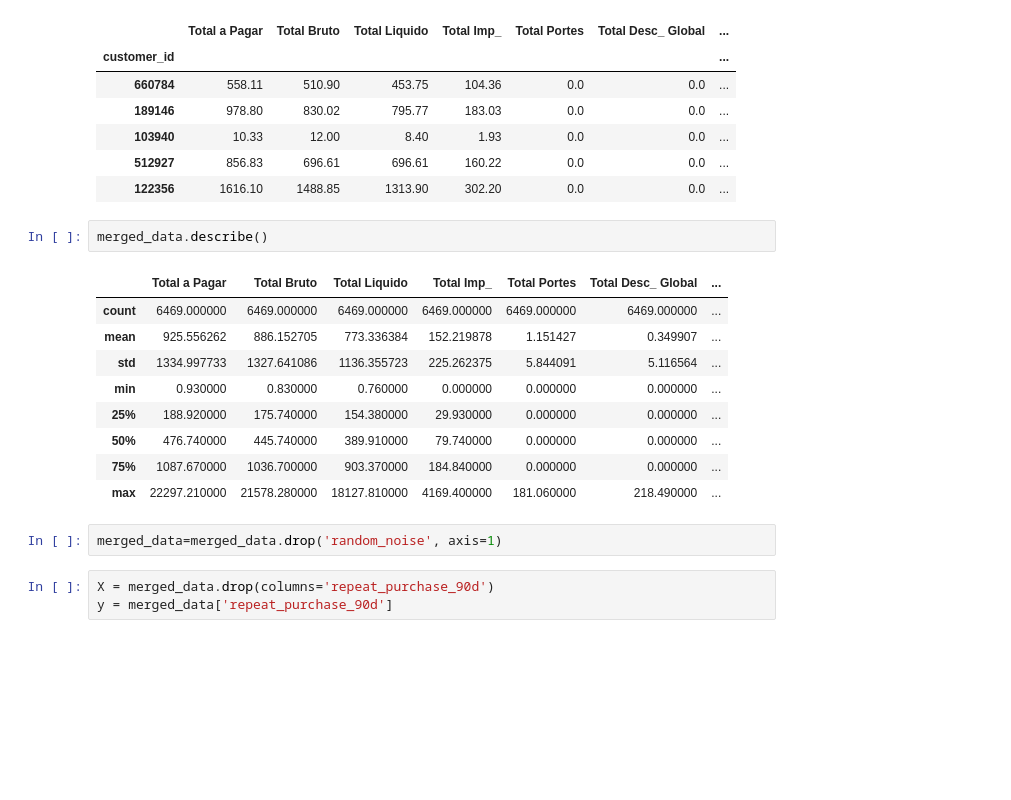
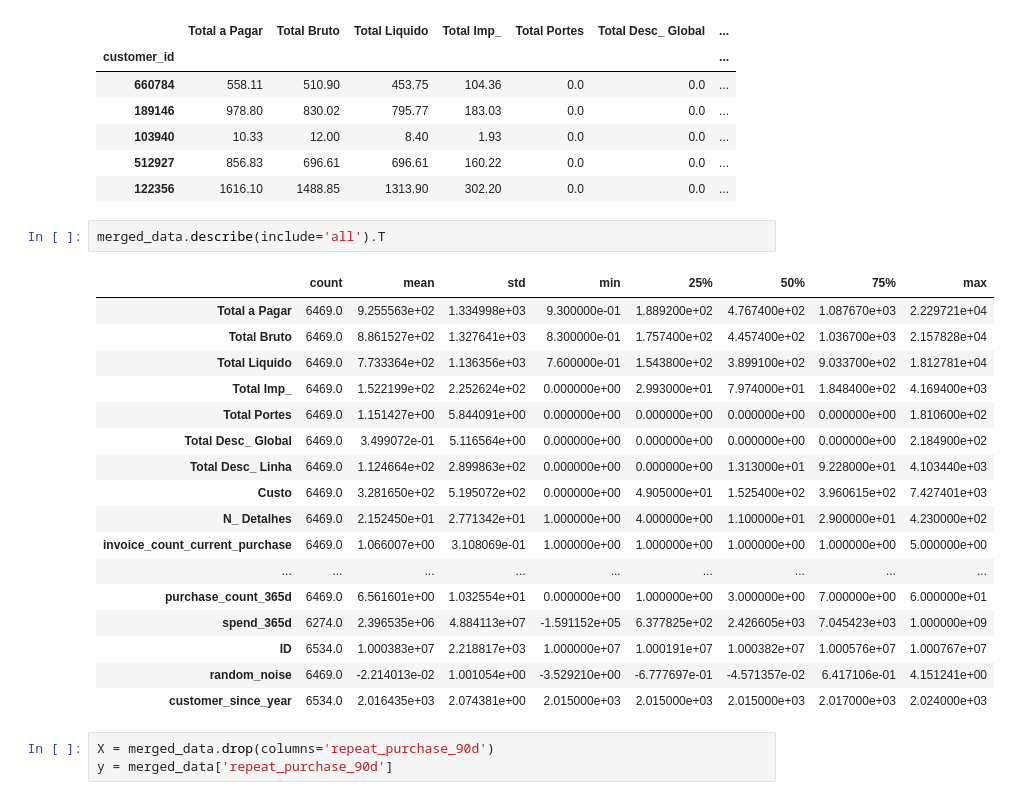
Before and after one commit to jfmenezes/Projeto-Machine-Learning, a Jupyter notebook: Notebook/Pipeline_Simple_NoStrCol.ipynb, the cells around one changed output. Drawn from its saved outputs; the diff is of its cells as text; blank space fills up the shorter version.

Commit message:
adde all eda and merged both

```diff
--- a/Notebook/Pipeline_Simple_NoStrCol.ipynb
+++ b/Notebook/Pipeline_Simple_NoStrCol.ipynb
@@ -97,19 +97,25 @@ merged_data.head()
 | 512927 | 856.83 | 696.61 | 696.61 | 160.22 | 0.0 | 0.0 | ... |
 | 122356 | 1616.10 | 1488.85 | 1313.90 | 302.20 | 0.0 | 0.0 | ... |
 # %%
-merged_data.describe()
+merged_data.describe(include='all').T
 # %% [output]
-|  | Total a Pagar | Total Bruto | Total Liquido | Total Imp_ | Total Portes | Total Desc_ Global | ... |
-| count | 6469.000000 | 6469.000000 | 6469.000000 | 6469.000000 | 6469.000000 | 6469.000000 | ... |
-| mean | 925.556262 | 886.152705 | 773.336384 | 152.219878 | 1.151427 | 0.349907 | ... |
-| std | 1334.997733 | 1327.641086 | 1136.355723 | 225.262375 | 5.844091 | 5.116564 | ... |
-| min | 0.930000 | 0.830000 | 0.760000 | 0.000000 | 0.000000 | 0.000000 | ... |
-| 25% | 188.920000 | 175.740000 | 154.380000 | 29.930000 | 0.000000 | 0.000000 | ... |
-| 50% | 476.740000 | 445.740000 | 389.910000 | 79.740000 | 0.000000 | 0.000000 | ... |
-| 75% | 1087.670000 | 1036.700000 | 903.370000 | 184.840000 | 0.000000 | 0.000000 | ... |
-| max | 22297.210000 | 21578.280000 | 18127.810000 | 4169.400000 | 181.060000 | 218.490000 | ... |
+|  | count | mean | std | min | 25% | 50% | 75% | max |
+| Total a Pagar | 6469.0 | 9.255563e+02 | 1.334998e+03 | 9.300000e-01 | 1.889200e+02 | 4.767400e+02 | 1.087670e+03 | 2.229721e+04 |
+| Total Bruto | 6469.0 | 8.861527e+02 | 1.327641e+03 | 8.300000e-01 | 1.757400e+02 | 4.457400e+02 | 1.036700e+03 | 2.157828e+04 |
+| Total Liquido | 6469.0 | 7.733364e+02 | 1.136356e+03 | 7.600000e-01 | 1.543800e+02 | 3.899100e+02 | 9.033700e+02 | 1.812781e+04 |
+| Total Imp_ | 6469.0 | 1.522199e+02 | 2.252624e+02 | 0.000000e+00 | 2.993000e+01 | 7.974000e+01 | 1.848400e+02 | 4.169400e+03 |
+| Total Portes | 6469.0 | 1.151427e+00 | 5.844091e+00 | 0.000000e+00 | 0.000000e+00 | 0.000000e+00 | 0.000000e+00 | 1.810600e+02 |
+| Total Desc_ Global | 6469.0 | 3.499072e-01 | 5.116564e+00 | 0.000000e+00 | 0.000000e+00 | 0.000000e+00 | 0.000000e+00 | 2.184900e+02 |
+| Total Desc_ Linha | 6469.0 | 1.124664e+02 | 2.899863e+02 | 0.000000e+00 | 0.000000e+00 | 1.313000e+01 | 9.228000e+01 | 4.103440e+03 |
+| Custo | 6469.0 | 3.281650e+02 | 5.195072e+02 | 0.000000e+00 | 4.905000e+01 | 1.525400e+02 | 3.960615e+02 | 7.427401e+03 |
+| N_ Detalhes | 6469.0 | 2.152450e+01 | 2.771342e+01 | 1.000000e+00 | 4.000000e+00 | 1.100000e+01 | 2.900000e+01 | 4.230000e+02 |
+| invoice_count_current_purchase | 6469.0 | 1.066007e+00 | 3.108069e-01 | 1.000000e+00 | 1.000000e+00 | 1.000000e+00 | 1.000000e+00 | 5.000000e+00 |
+| ... | ... | ... | ... | ... | ... | ... | ... | ... |
+| purchase_count_365d | 6469.0 | 6.561601e+00 | 1.032554e+01 | 0.000000e+00 | 1.000000e+00 | 3.000000e+00 | 7.000000e+00 | 6.000000e+01 |
+| spend_365d | 6274.0 | 2.396535e+06 | 4.884113e+07 | -1.591152e+05 | 6.377825e+02 | 2.426605e+03 | 7.045423e+03 | 1.000000e+09 |
+| ID | 6534.0 | 1.000383e+07 | 2.218817e+03 | 1.000000e+07 | 1.000191e+07 | 1.000382e+07 | 1.000576e+07 | 1.000767e+07 |
+| random_noise | 6469.0 | -2.214013e-02 | 1.001054e+00 | -3.529210e+00 | -6.777697e-01 | -4.571357e-02 | 6.417106e-01 | 4.151241e+00 |
+| customer_since_year | 6534.0 | 2.016435e+03 | 2.074381e+00 | 2.015000e+03 | 2.015000e+03 | 2.015000e+03 | 2.017000e+03 | 2.024000e+03 |
-# %%
-merged_data=merged_data.drop('random_noise', axis=1)
 # %%
 X = merged_data.drop(columns='repeat_purchase_90d')
 y = merged_data['repeat_purchase_90d']
```
Also changed, not shown: parts of 2 cells of this notebook, 6 other files.
